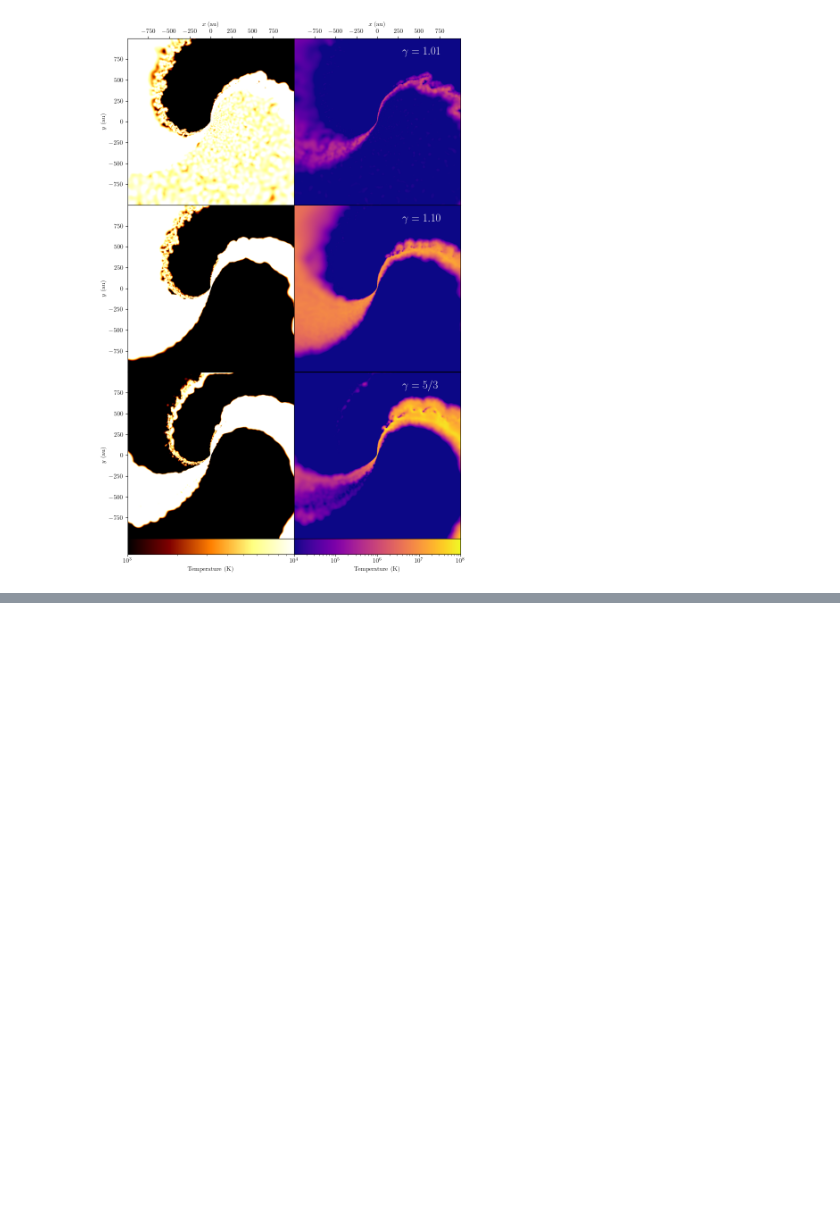
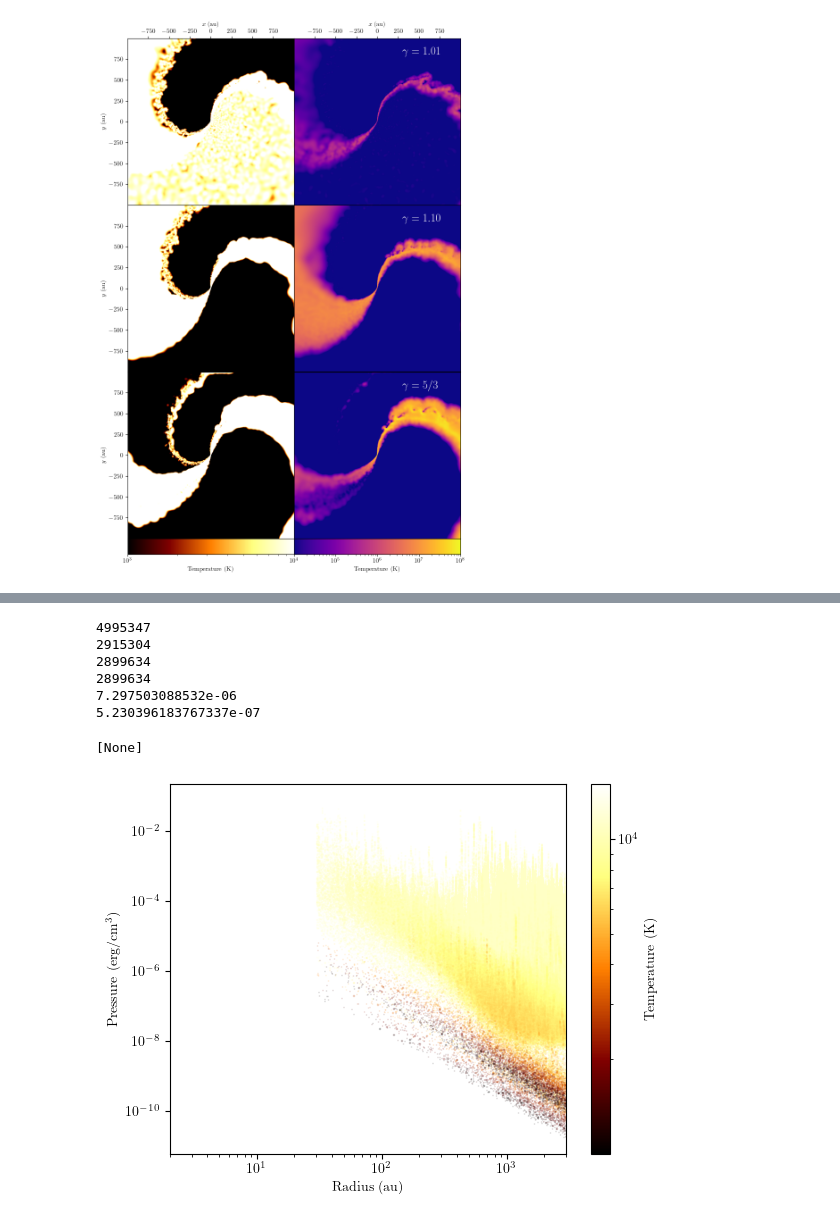
Before and after one commit to ryanwhite1/xenomorph, a Jupyter notebook: Sarracen_test.ipynb, the cells around one changed output, grey strips where cells are left out. Saved outputs shown, nothing was run; the diff lists cells and outputs as text; code cells hidden in the pictures; blank space fills up the shorter version.

Commit message:
Many new plots

```diff
--- a/Sarracen_test.ipynb
+++ b/Sarracen_test.ipynb
@@ -100,13 +105,14 @@ for i, gamma in enumerate(gammas):
 
 cmappable = ScalarMappable(LogNorm(vmin, vmax))
 cmappable.set_cmap(cmap)
-plt.colorbar(cmappable, cax=axes[3], label='Log Density')
+plt.colorbar(cmappable, cax=axes[3], label='Density')
 
 for i, ax in enumerate(axes[:3]):
     ax.set_xticks([-750, -500, -250, 0, 250, 500, 750])
     ax.set_xlabel(r'$x$ (au)')
     if i > 0:
         ax.set_yticks([])
+        ax.set_ylabel('')
     else:
         ax.set_ylabel(r'$y$ (au)')
 
@@ -183,5 +170,9 @@ sdf_new
 # %%
-gamma = 1.1
-sdf_new['P'] = (gamma - 1) * sdf_new['rho'] * sdf_new['u']
-sdf_new['r'] = np.sqrt(sdf_new['x']**2 + sdf_new['y']**2 + sdf_new['z']**2)
-sdf_new
+# gamma = 1.1
+# sdf_new['P'] = (gamma - 1) * sdf_new['rho'] * sdf_new['u']
+# sdf_new['r'] = np.sqrt(sdf_new['x']**2 + sdf_new['y']**2 + sdf_new['z']**2)
+for i, gamma in enumerate(gammas):
+    datasets[gamma][0].calc_density()
+    datasets[gamma][0]['P'] = (gamma - 1) * datasets[gamma][0]['rho'] * datasets[gamma][0]['u']
+    datasets[gamma][0]['r'] = np.sqrt(datasets[gamma][0]['x']**2 + datasets[gamma][0]['y']**2 + datasets[gamma][0]['z']**2)
+    datasets[gamma][0]['v'] = np.sqrt(datasets[gamma][0]['vx']**2 + datasets[gamma][0]['vy']**2 + datasets[gamma][0]['vz']**2) * (_length / 1e5) / _time
@@ -274,0 +260,39 @@ fig.savefig('Images/MRes_Plots/Temp-Comparison.pdf', dpi=400, bbox_inches='tight
+# %%
+gamma = 1.1
+sdf = datasets[gamma][0]
+print(len(sdf))
+temp_cut = sdf[(sdf['Tdust'] < 1.5e4) & (sdf['Tdust'] > 1e3)]
+print(len(temp_cut))
+r_cut = temp_cut[temp_cut['r'] * _length * cm_to_au > 30]
+print(len(r_cut))
+r_P_cut = r_cut[np.log10(r_cut['P'] * _density * _energy / _mass) > (-2.6266 * np.log10(r_cut['r'] * _length * cm_to_au) - 3.12019)]
+print(len(r_P_cut))
+
+print(_mass_particle * len(r_P_cut) * 0.01) # total mass
+print(_mass_particle * len(r_P_cut) * 0.01 / (((3000 / cm_to_au) / (1020 * 1e5)) / yr_2_s)) # total mass per year
+# %% [output]
+4995347
+2915304
+2899634
+2899634
+7.297503088532e-06
+5.230396183767337e-07
+# %%
+sort = np.array(np.argsort(r_P_cut['Tdust'])).flatten()[::-1]
+
+fig, ax = plt.subplots()
+cmap='viridis'
+# ax.plot(sdf_new['r'] * _length * cm_to_au, sdf_new['P'] * _density * _energy / _mass, linestyle='', marker=',', markersize=1e-8)
+scatter = ax.scatter(r_P_cut['r'].to_numpy()[sort] * _length * cm_to_au, r_P_cut['P'].to_numpy()[sort] * _density * _energy / _mass,
+                     c=r_P_cut['Tdust'].to_numpy()[sort], cmap=cmap, norm='log',
+           marker=',', s=1e-2, rasterized=True, alpha=0.2)
+ax.set(xscale='log', yscale='log',
+      xlabel='Radius (au)', ylabel=r'Pressure (erg/cm$^3$)',
+      xlim=(2, 3e3))
+
+cbar = plt.colorbar(scatter, ax=ax, label=r'Temperature (K)')
+
+cbar.solids.set(alpha=1)
+# %% [output]
+[None]
+[figure, added]
```
Also changed, not shown: parts of 11 cells of this notebook, 20 other files.
